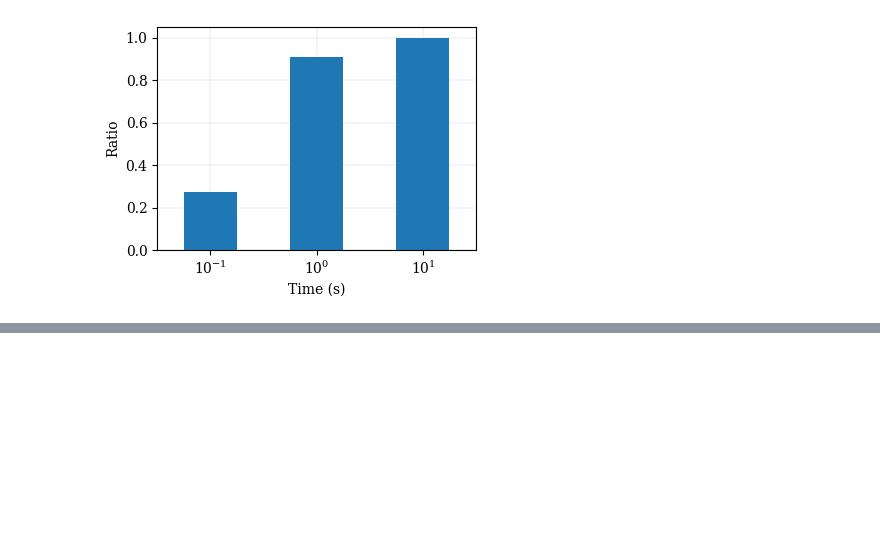
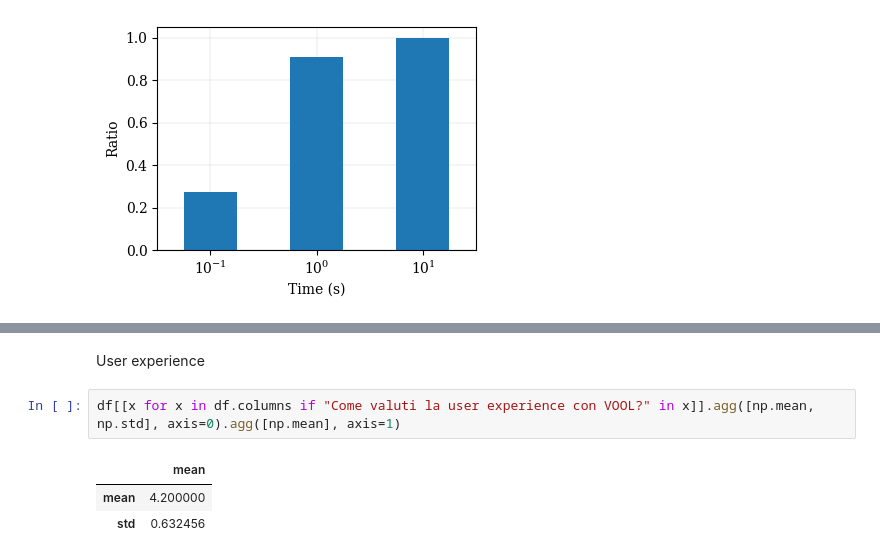
Before and after one commit to big-unibo/conversational-olap, a Jupyter notebook: COOL/src/main/python/charts.ipynb, the cells around one changed output, grey strips where cells are left out. Drawn from its saved outputs; the diff is of its cells as text; blank space fills up the shorter version.

```diff
--- a/COOL/src/main/python/charts.ipynb
+++ b/COOL/src/main/python/charts.ipynb
@@ -261,0 +294,8 @@ fig
+# %% [markdown]
+User experience
+# %%
+df[[x for x in df.columns if "Come valuti la user experience con VOOL?" in x]].agg([np.mean, np.std], axis=0).agg([np.mean], axis=1)
+# %% [output]
+|  | mean |
+| mean | 4.200000 |
+| std | 0.632456 |
```
Also changed, not shown: parts of 7 cells of this notebook, 3 other files.
